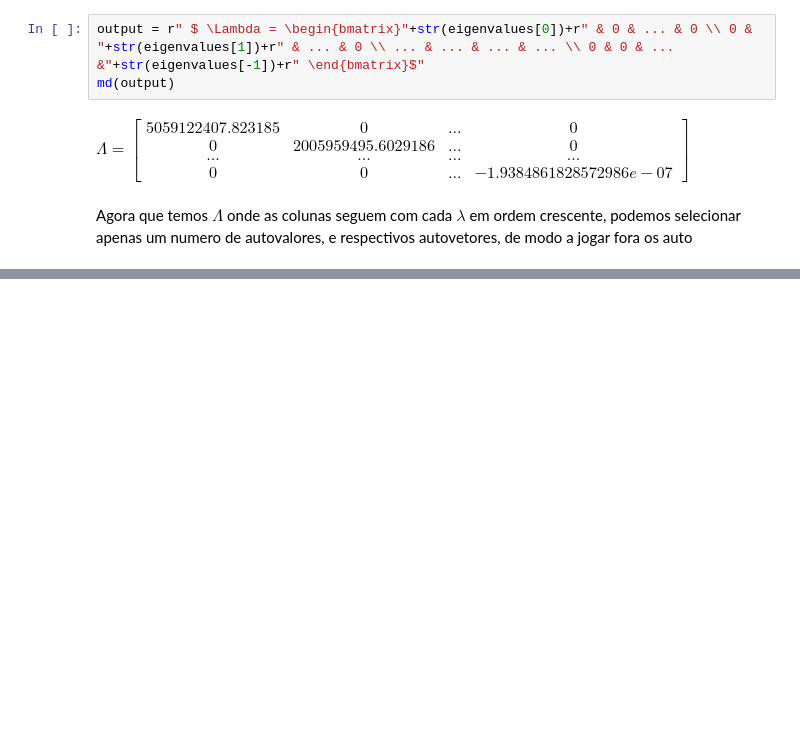
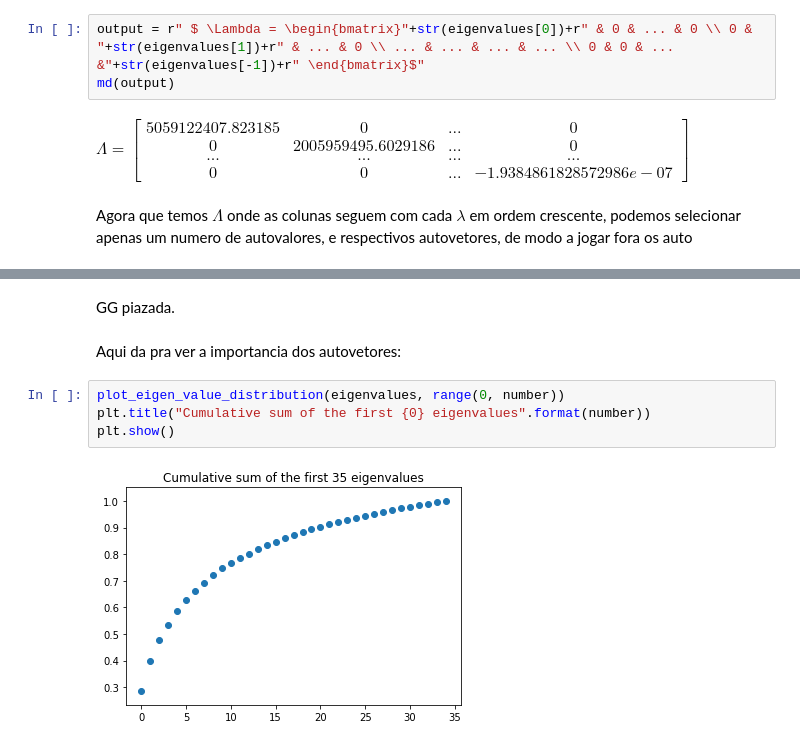
Before and after one commit to LucasTreuke/eigenfaces, a Jupyter notebook: eigenfaces.ipynb, the cells around one changed output, grey strips where cells are left out. Cells and saved outputs as stored; diff of their text form; blank space fills up the shorter version.

```diff
--- a/eigenfaces.ipynb
+++ b/eigenfaces.ipynb
@@ -229,0 +278,10 @@ Agora que temos $\Lambda$ onde as colunas seguem com cada $\lambda$ em ordem cre
+# %% [markdown]
+GG piazada.
+# %% [markdown]
+Aqui da pra ver a importancia dos autovetores:
+# %%
+plot_eigen_value_distribution(eigenvalues, range(0, number))
+plt.title("Cumulative sum of the first {0} eigenvalues".format(number))
+plt.show()
+# %% [output]
+[figure, added]
```
Also changed, not shown: parts of 13 cells of this notebook, 1 other file.
